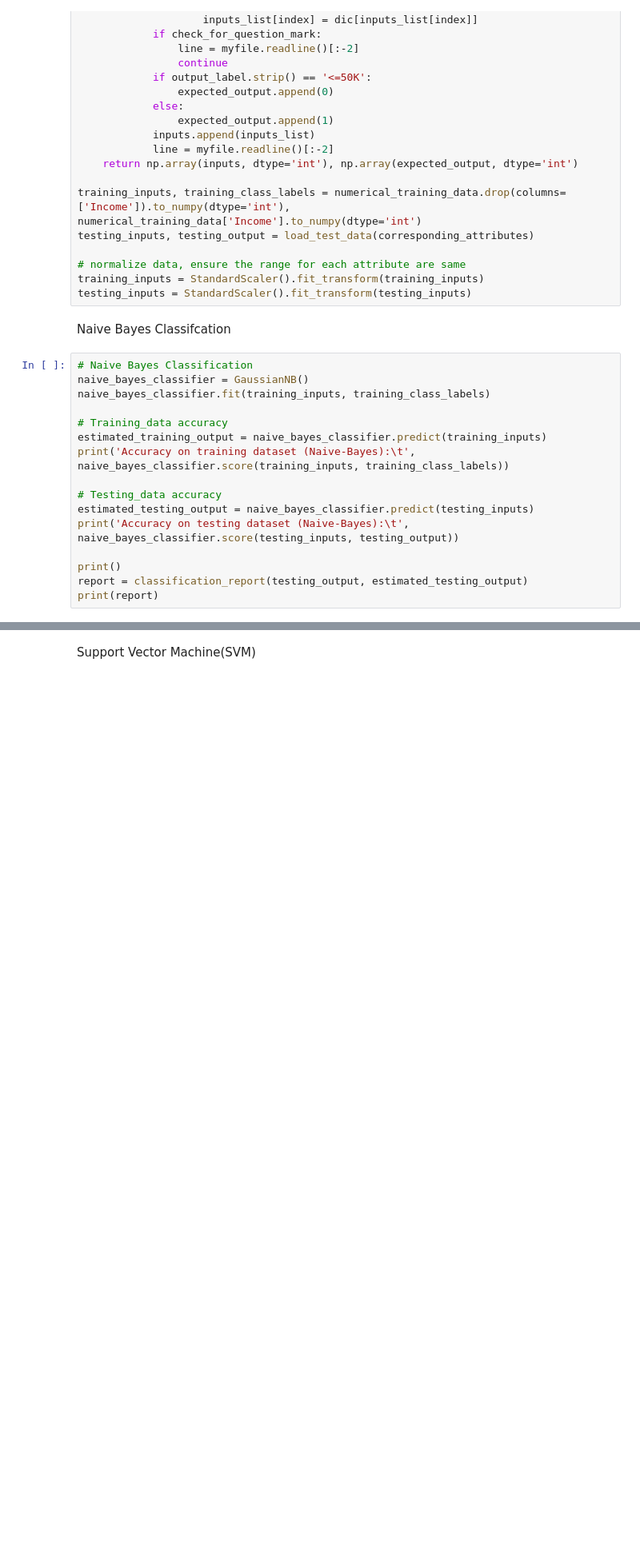
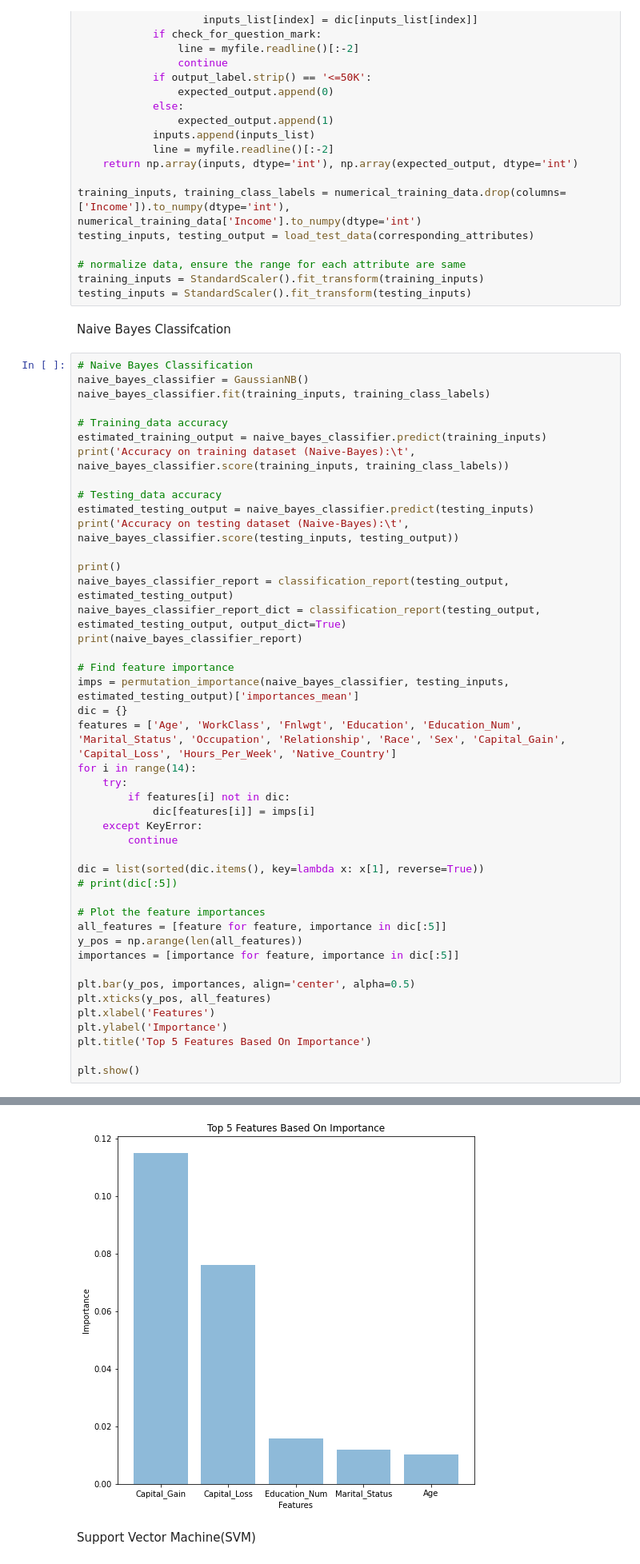
Before and after one commit to wzheng41/CSE578-Data-Visualization, a Jupyter notebook: main.ipynb, the cells around one changed output, grey strips where cells are left out. Shown: that part at 80% size. Saved outputs shown, nothing was run; the diff lists cells and outputs as text; blank space fills up the shorter version.

Commit message:
Predictive Analysis -- DONE
A total of 6 graphs.
The first 5 graphs are Feature Importance.
The last graph is the comparison.

```diff
--- a/main.ipynb
+++ b/main.ipynb
@@ -368,31 +371,60 @@ Naive Bayes Classifcation
 # %%
 # Naive Bayes Classification
 naive_bayes_classifier = GaussianNB()
 naive_bayes_classifier.fit(training_inputs, training_class_labels)
 
 # Training_data accuracy
 estimated_training_output = naive_bayes_classifier.predict(training_inputs)
 print('Accuracy on training dataset (Naive-Bayes):\t', naive_bayes_classifier.score(training_inputs, training_class_labels))
 
 # Testing_data accuracy
 estimated_testing_output = naive_bayes_classifier.predict(testing_inputs)
 print('Accuracy on testing dataset (Naive-Bayes):\t', naive_bayes_classifier.score(testing_inputs, testing_output))
 
 print()
-report = classification_report(testing_output, estimated_testing_output)
-print(report)
+naive_bayes_classifier_report = classification_report(testing_output, estimated_testing_output)
+naive_bayes_classifier_report_dict = classification_report(testing_output, estimated_testing_output, output_dict=True)
+print(naive_bayes_classifier_report)
+
+# Find feature importance
+imps = permutation_importance(naive_bayes_classifier, testing_inputs, estimated_testing_output)['importances_mean']
+dic = {}
+features = ['Age', 'WorkClass', 'Fnlwgt', 'Education', 'Education_Num', 'Marital_Status', 'Occupation', 'Relationship', 'Race', 'Sex', 'Capital_Gain', 'Capital_Loss', 'Hours_Per_Week', 'Native_Country']
+for i in range(14):
+    try:
+        if features[i] not in dic:
+            dic[features[i]] = imps[i]
+    except KeyError:
+        continue
+
+dic = list(sorted(dic.items(), key=lambda x: x[1], reverse=True))
+# print(dic[:5])
+
+# Plot the feature importances
+all_features = [feature for feature, importance in dic[:5]]
+y_pos = np.arange(len(all_features))
+importances = [importance for feature, importance in dic[:5]]
+
+plt.bar(y_pos, importances, align='center', alpha=0.5)
+plt.xticks(y_pos, all_features)
+plt.xlabel('Features')
+plt.ylabel('Importance')
+plt.title('Top 5 Features Based On Importance')
+
+plt.show()
 # %% [output]
 Accuracy on training dataset (Naive-Bayes):      0.7975929978118161
 Accuracy on testing dataset (Naive-Bayes):       0.798871181938911
 
               precision    recall  f1-score   support
 
            0       0.81      0.95      0.88     11360
            1       0.68      0.34      0.45      3700
 
     accuracy                           0.80     15060
    macro avg       0.75      0.64      0.66     15060
 weighted avg       0.78      0.80      0.77     15060
+[figure, added]
 # %% [markdown]
 Support Vector Machine(SVM)
 # %%
```
Also changed, not shown: parts of 9 cells of this notebook.
